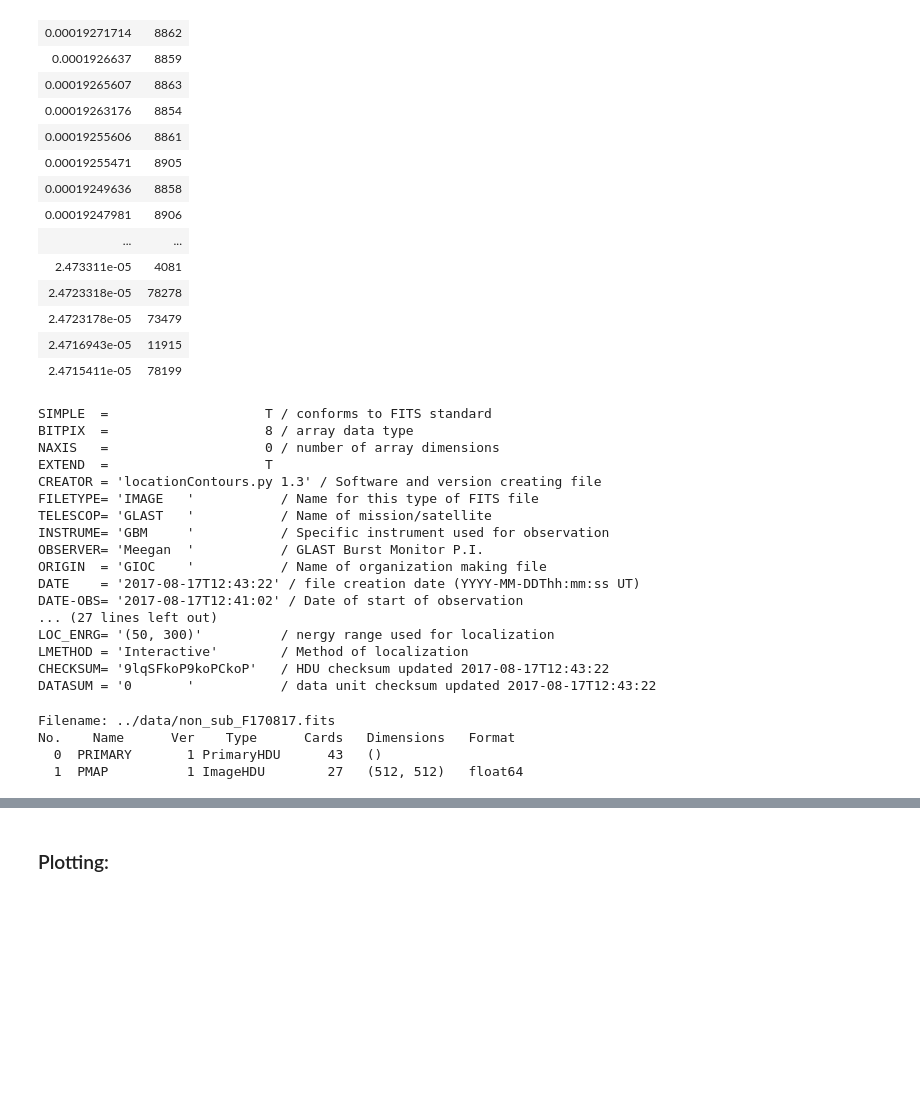
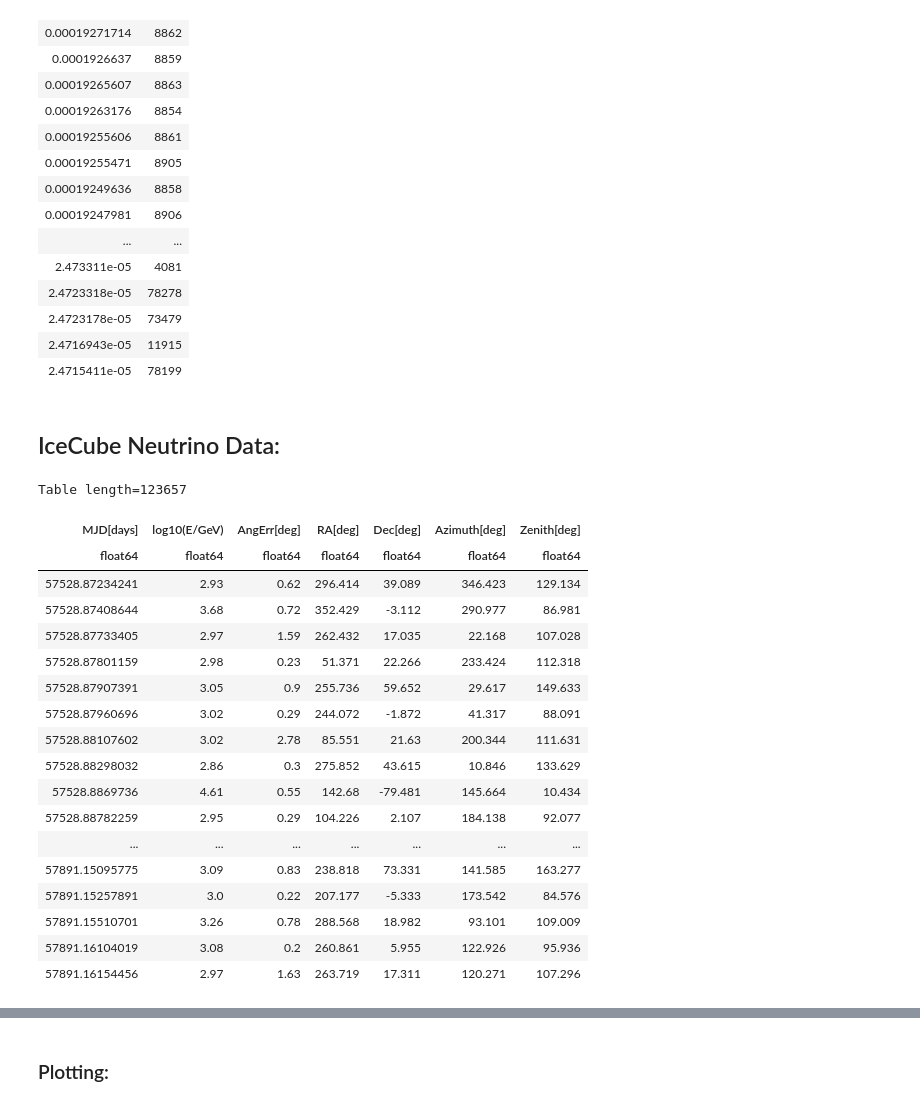
Before and after one commit to Amanda2212/MMA_Demos, a Jupyter notebook: jupyter_nbs/Localization_demo.ipynb, the cells around one changed output, grey strips where cells are left out. Saved outputs shown, nothing was run; the diff lists cells and outputs as text; code cells hidden in the pictures; blank space fills up the shorter version.

```diff
--- a/jupyter_nbs/Localization_demo.ipynb
+++ b/jupyter_nbs/Localization_demo.ipynb
@@ -255,20 +250,0 @@ Table length=10423
-# %%
-fits.getheader('../data/non_sub_F170817.fits')
-# %% [output]
-SIMPLE  =                    T / conforms to FITS standard
-BITPIX  =                    8 / array data type
-NAXIS   =                    0 / number of array dimensions
-EXTEND  =                    T
-CREATOR = 'locationContours.py 1.3' / Software and version creating file
-FILETYPE= 'IMAGE   '           / Name for this type of FITS file
-TELESCOP= 'GLAST   '           / Name of mission/satellite
-INSTRUME= 'GBM     '           / Specific instrument used for observation
-OBSERVER= 'Meegan  '           / GLAST Burst Monitor P.I.
-ORIGIN  = 'GIOC    '           / Name of organization making file
-DATE    = '2017-08-17T12:43:22' / file creation date (YYYY-MM-DDThh:mm:ss UT)
-DATE-OBS= '2017-08-17T12:41:02' / Date of start of observation
-... (27 lines left out)
-LOC_ENRG= '(50, 300)'          / nergy range used for localization
-LMETHOD = 'Interactive'        / Method of localization
-CHECKSUM= '9lqSFkoP9koPCkoP'   / HDU checksum updated 2017-08-17T12:43:22
-DATASUM = '0       '           / data unit checksum updated 2017-08-17T12:43:22
@@ -277,7 +251,27 @@ hdul = fits.open('../data/non_sub_F170817.fits')
-# %%
-hdul.info()
-# %% [output]
-Filename: ../data/non_sub_F170817.fits
-No.    Name      Ver    Type      Cards   Dimensions   Format
-  0  PRIMARY       1 PrimaryHDU      43   ()
-  1  PMAP          1 ImageHDU        27   (512, 512)   float64
+# %% [markdown]
+## IceCube Neutrino Data:
+# %%
+IceCube = '../data/icecube_10year_ps/events/IC86_VI_exp.csv'
+n_data = ascii.read(IceCube, data_start=1, delimiter=' ', format='csv')
+
+n_data
+# %% [output]
+Table length=123657
+| MJD[days] | log10(E/GeV) | AngErr[deg] | RA[deg] | Dec[deg] | Azimuth[deg] | Zenith[deg] |
+| float64 | float64 | float64 | float64 | float64 | float64 | float64 |
+| 57528.87234241 | 2.93 | 0.62 | 296.414 | 39.089 | 346.423 | 129.134 |
+| 57528.87408644 | 3.68 | 0.72 | 352.429 | -3.112 | 290.977 | 86.981 |
+| 57528.87733405 | 2.97 | 1.59 | 262.432 | 17.035 | 22.168 | 107.028 |
+| 57528.87801159 | 2.98 | 0.23 | 51.371 | 22.266 | 233.424 | 112.318 |
+| 57528.87907391 | 3.05 | 0.9 | 255.736 | 59.652 | 29.617 | 149.633 |
+| 57528.87960696 | 3.02 | 0.29 | 244.072 | -1.872 | 41.317 | 88.091 |
+| 57528.88107602 | 3.02 | 2.78 | 85.551 | 21.63 | 200.344 | 111.631 |
+| 57528.88298032 | 2.86 | 0.3 | 275.852 | 43.615 | 10.846 | 133.629 |
+| 57528.8869736 | 4.61 | 0.55 | 142.68 | -79.481 | 145.664 | 10.434 |
+| 57528.88782259 | 2.95 | 0.29 | 104.226 | 2.107 | 184.138 | 92.077 |
+| ... | ... | ... | ... | ... | ... | ... |
+| 57891.15095775 | 3.09 | 0.83 | 238.818 | 73.331 | 141.585 | 163.277 |
+| 57891.15257891 | 3.0 | 0.22 | 207.177 | -5.333 | 173.542 | 84.576 |
+| 57891.15510701 | 3.26 | 0.78 | 288.568 | 18.982 | 93.101 | 109.009 |
+| 57891.16104019 | 3.08 | 0.2 | 260.861 | 5.955 | 122.926 | 95.936 |
+| 57891.16154456 | 2.97 | 1.63 | 263.719 | 17.311 | 120.271 | 107.296 |
```
Also changed, not shown: parts of 15 cells of this notebook, 3 other files.
